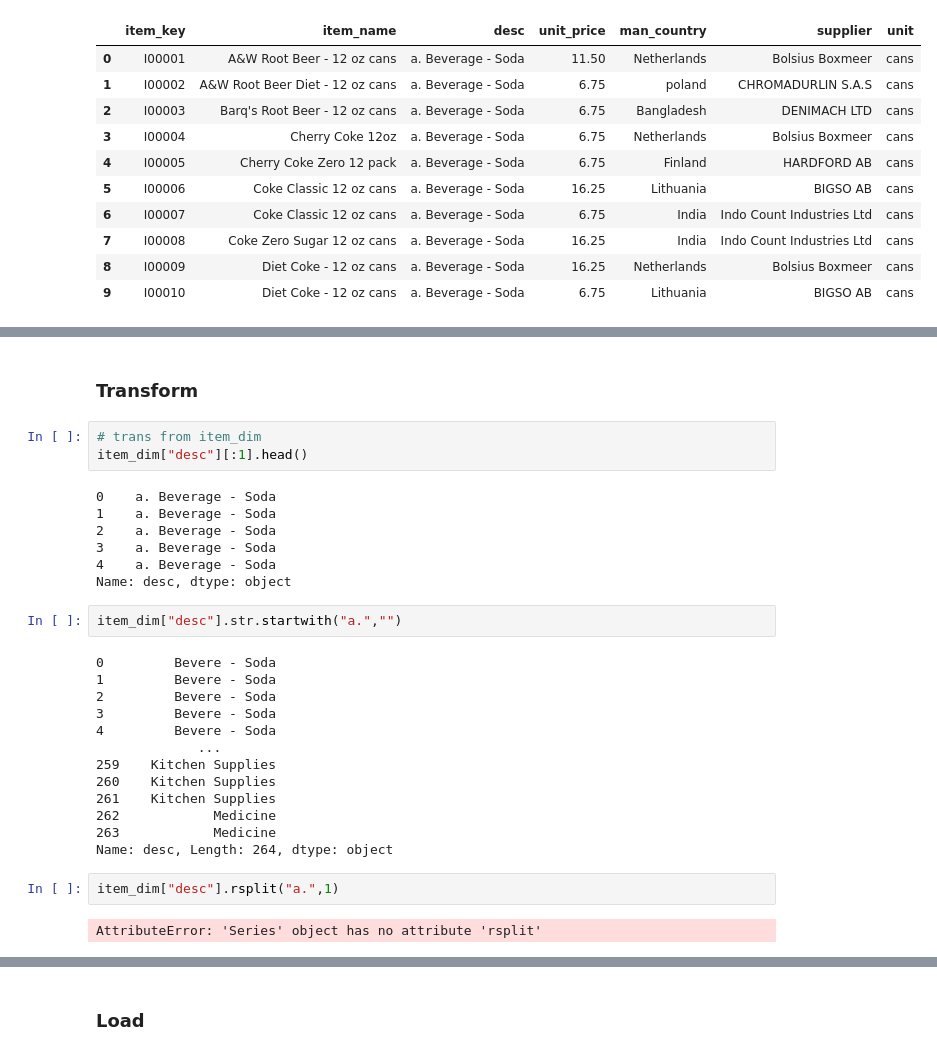
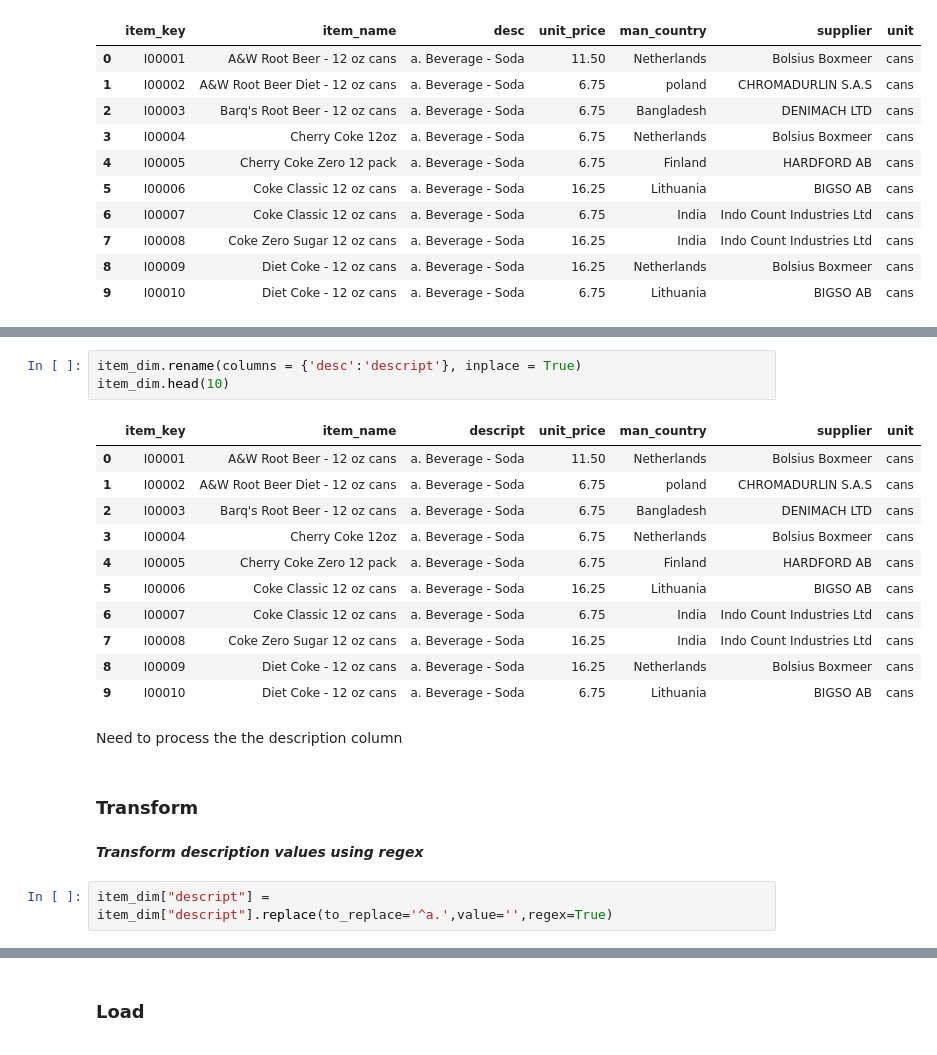
Before and after one commit to SadiaAlamChy/HDA-Tech-Learning, a Jupyter notebook: notebook/dataload/ETL.ipynb, the cells around one changed output, grey strips where cells are left out. Drawn from its saved outputs; the diff is of its cells as text.

```diff
--- a/notebook/dataload/ETL.ipynb
+++ b/notebook/dataload/ETL.ipynb
@@ -173,31 +207,23 @@ rankings_pd.rename(columns = {'test':'TEST'}, inplace = True)
+# %%
+item_dim.rename(columns = {'desc':'descript'}, inplace = True)
+item_dim.head(10)
+# %% [output]
+|  | item_key | item_name | descript | unit_price | man_country | supplier | unit |
+| 0 | I00001 | A&W Root Beer - 12 oz cans | a. Beverage - Soda | 11.50 | Netherlands | Bolsius Boxmeer | cans |
+| 1 | I00002 | A&W Root Beer Diet - 12 oz cans | a. Beverage - Soda | 6.75 | poland | CHROMADURLIN S.A.S | cans |
+| 2 | I00003 | Barq's Root Beer - 12 oz cans | a. Beverage - Soda | 6.75 | Bangladesh | DENIMACH LTD | cans |
+| 3 | I00004 | Cherry Coke 12oz | a. Beverage - Soda | 6.75 | Netherlands | Bolsius Boxmeer | cans |
+| 4 | I00005 | Cherry Coke Zero 12 pack | a. Beverage - Soda | 6.75 | Finland | HARDFORD AB | cans |
+| 5 | I00006 | Coke Classic 12 oz cans | a. Beverage - Soda | 16.25 | Lithuania | BIGSO AB | cans |
+| 6 | I00007 | Coke Classic 12 oz cans | a. Beverage - Soda | 6.75 | India | Indo Count Industries Ltd | cans |
+| 7 | I00008 | Coke Zero Sugar 12 oz cans | a. Beverage - Soda | 16.25 | India | Indo Count Industries Ltd | cans |
+| 8 | I00009 | Diet Coke - 12 oz cans | a. Beverage - Soda | 16.25 | Netherlands | Bolsius Boxmeer | cans |
+| 9 | I00010 | Diet Coke - 12 oz cans | a. Beverage - Soda | 6.75 | Lithuania | BIGSO AB | cans |
+# %% [markdown]
+Need to process the the description column
 # %% [markdown]
 ### Transform
-# %%
-# trans from item_dim
-item_dim["desc"][:1].head()
-# %% [output]
-0    a. Beverage - Soda
-1    a. Beverage - Soda
-2    a. Beverage - Soda
-3    a. Beverage - Soda
-4    a. Beverage - Soda
-Name: desc, dtype: object
-# %%
-item_dim["desc"].str.startwith("a.","")
-# %% [output]
-0         Bevere - Soda
-1         Bevere - Soda
-2         Bevere - Soda
-3         Bevere - Soda
-4         Bevere - Soda
-             ...
-259    Kitchen Supplies
-260    Kitchen Supplies
-261    Kitchen Supplies
-262            Medicine
-263            Medicine
-Name: desc, Length: 264, dtype: object
-# %%
-item_dim["desc"].rsplit("a.",1)
-# %% [output]
-AttributeError: 'Series' object has no attribute 'rsplit'
+# %% [markdown]
+***Transform description values using regex***
+# %%
+item_dim["descript"] = item_dim["descript"].replace(to_replace='^a.',value='',regex=True)
```
Also changed, not shown: parts of 43 cells of this notebook, 2 other files.
